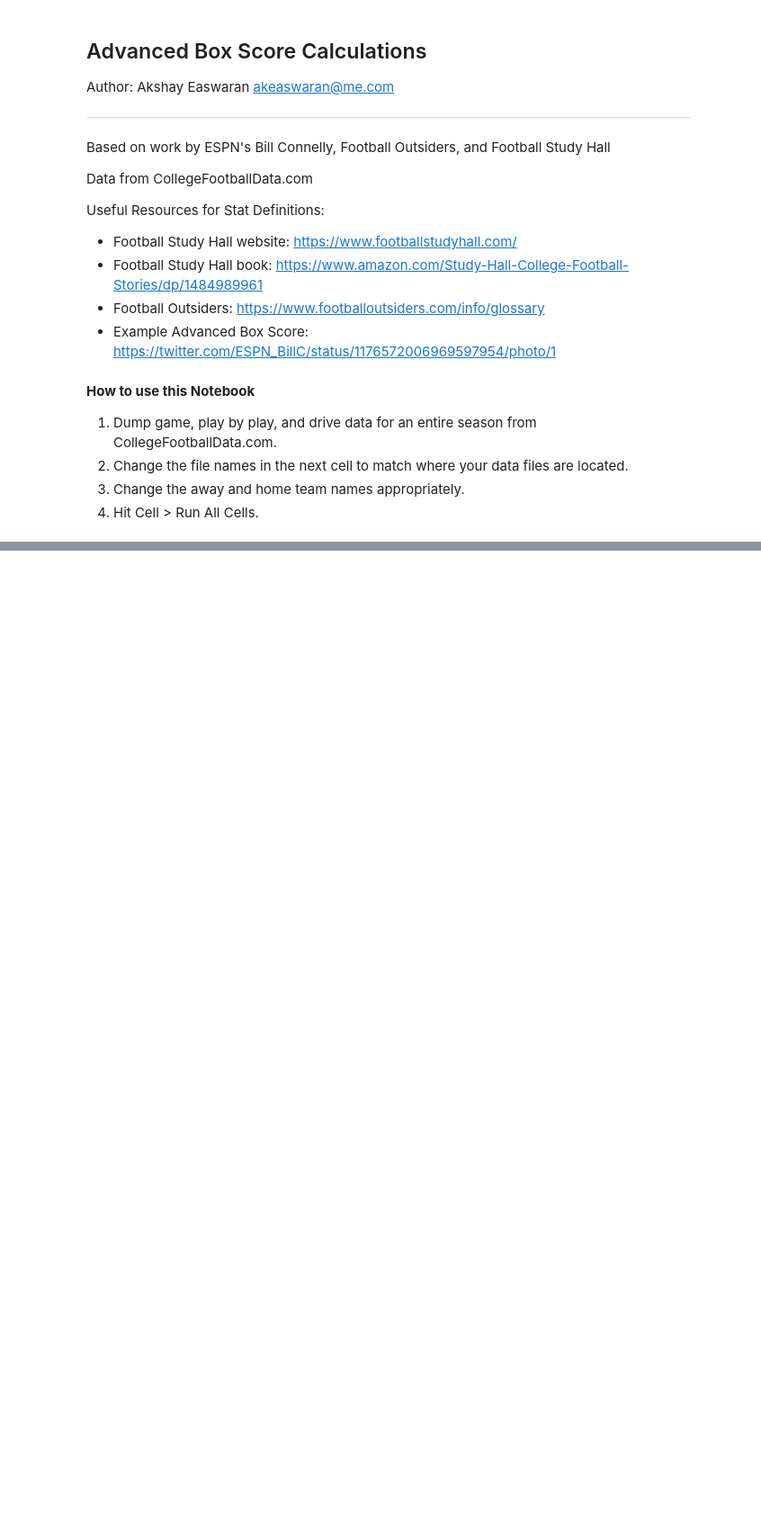
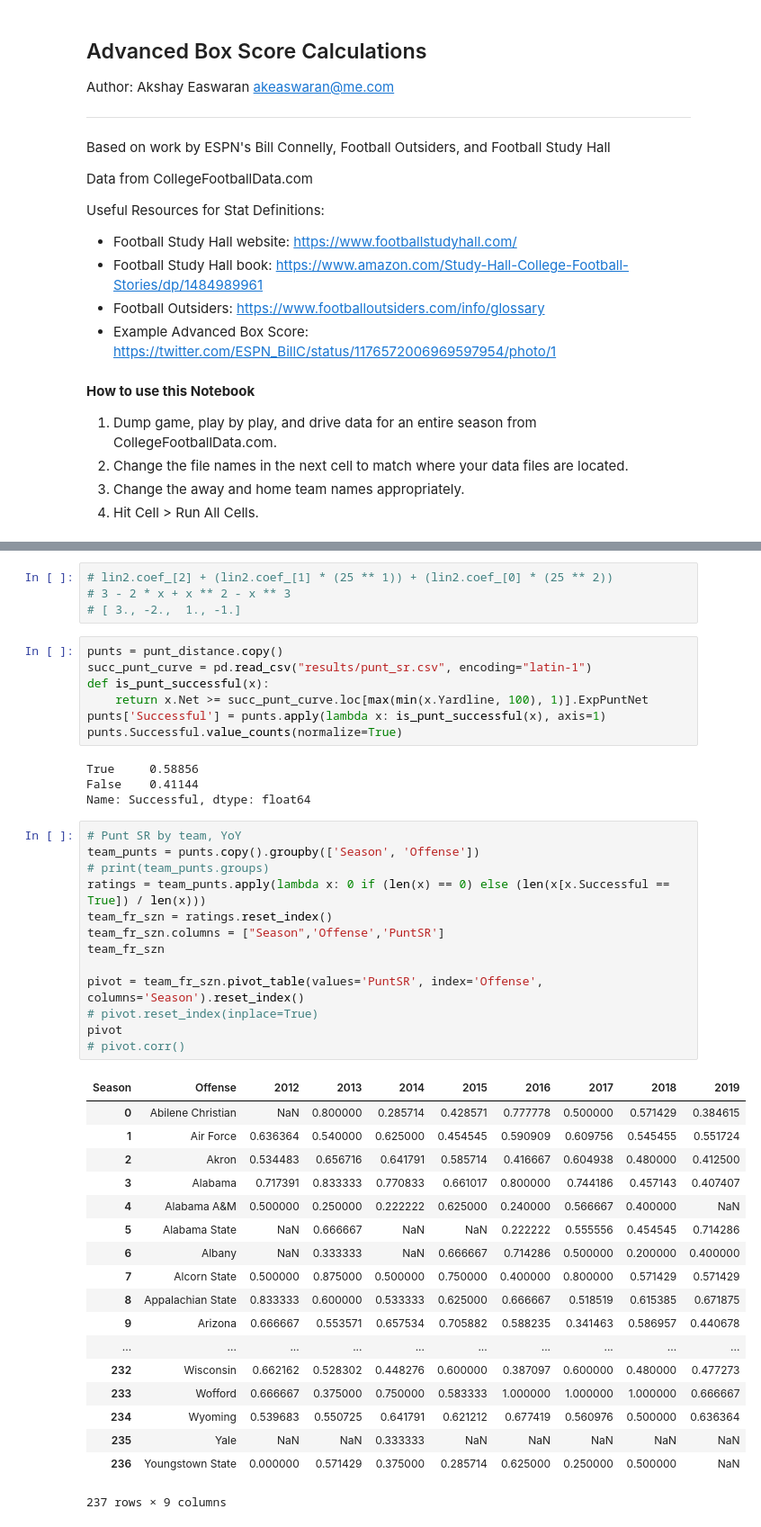
Before and after one commit to akeaswaran/cfb-pbp-analysis, a Jupyter notebook: national stats.ipynb, the cells around one changed output, grey strips where cells are left out. Shown: that part at 90% size. Saved outputs shown, nothing was run; the diff lists cells and outputs as text; blank space fills up the shorter version.

```diff
--- a/national stats.ipynb
+++ b/national stats.ipynb
@@ -280,0 +360,47 @@ Rushing Def ER+: 86.88817838210473
+# %%
+# lin2.coef_[2] + (lin2.coef_[1] * (25 ** 1)) + (lin2.coef_[0] * (25 ** 2))
+# 3 - 2 * x + x ** 2 - x ** 3
+# [ 3., -2.,  1., -1.]
+# %%
+punts = punt_distance.copy()
+succ_punt_curve = pd.read_csv("results/punt_sr.csv", encoding="latin-1")
+def is_punt_successful(x):
+    return x.Net >= succ_punt_curve.loc[max(min(x.Yardline, 100), 1)].ExpPuntNet
+punts['Successful'] = punts.apply(lambda x: is_punt_successful(x), axis=1)
+punts.Successful.value_counts(normalize=True)
+# %% [output]
+True     0.58856
+False    0.41144
+Name: Successful, dtype: float64
+# %%
+# Punt SR by team, YoY
+team_punts = punts.copy().groupby(['Season', 'Offense'])
+# print(team_punts.groups)
+ratings = team_punts.apply(lambda x: 0 if (len(x) == 0) else (len(x[x.Successful == True]) / len(x)))
+team_fr_szn = ratings.reset_index()
+team_fr_szn.columns = ["Season",'Offense','PuntSR']
+team_fr_szn
+
+pivot = team_fr_szn.pivot_table(values='PuntSR', index='Offense', columns='Season').reset_index()
+# pivot.reset_index(inplace=True)
+pivot
+# pivot.corr()
+# %% [output]
+| Season | Offense | 2012 | 2013 | 2014 | 2015 | 2016 | 2017 | 2018 | 2019 |
+| 0 | Abilene Christian | NaN | 0.800000 | 0.285714 | 0.428571 | 0.777778 | 0.500000 | 0.571429 | 0.384615 |
+| 1 | Air Force | 0.636364 | 0.540000 | 0.625000 | 0.454545 | 0.590909 | 0.609756 | 0.545455 | 0.551724 |
+| 2 | Akron | 0.534483 | 0.656716 | 0.641791 | 0.585714 | 0.416667 | 0.604938 | 0.480000 | 0.412500 |
+| 3 | Alabama | 0.717391 | 0.833333 | 0.770833 | 0.661017 | 0.800000 | 0.744186 | 0.457143 | 0.407407 |
+| 4 | Alabama A&M | 0.500000 | 0.250000 | 0.222222 | 0.625000 | 0.240000 | 0.566667 | 0.400000 | NaN |
+| 5 | Alabama State | NaN | 0.666667 | NaN | NaN | 0.222222 | 0.555556 | 0.454545 | 0.714286 |
+| 6 | Albany | NaN | 0.333333 | NaN | 0.666667 | 0.714286 | 0.500000 | 0.200000 | 0.400000 |
+| 7 | Alcorn State | 0.500000 | 0.875000 | 0.500000 | 0.750000 | 0.400000 | 0.800000 | 0.571429 | 0.571429 |
+| 8 | Appalachian State | 0.833333 | 0.600000 | 0.533333 | 0.625000 | 0.666667 | 0.518519 | 0.615385 | 0.671875 |
+| 9 | Arizona | 0.666667 | 0.553571 | 0.657534 | 0.705882 | 0.588235 | 0.341463 | 0.586957 | 0.440678 |
+| ... | ... | ... | ... | ... | ... | ... | ... | ... | ... |
+| 232 | Wisconsin | 0.662162 | 0.528302 | 0.448276 | 0.600000 | 0.387097 | 0.600000 | 0.480000 | 0.477273 |
+| 233 | Wofford | 0.666667 | 0.375000 | 0.750000 | 0.583333 | 1.000000 | 1.000000 | 1.000000 | 0.666667 |
+| 234 | Wyoming | 0.539683 | 0.550725 | 0.641791 | 0.621212 | 0.677419 | 0.560976 | 0.500000 | 0.636364 |
+| 235 | Yale | NaN | NaN | 0.333333 | NaN | NaN | NaN | NaN | NaN |
+| 236 | Youngstown State | 0.000000 | 0.571429 | 0.375000 | 0.285714 | 0.625000 | 0.250000 | 0.500000 | NaN |
+237 rows × 9 columns
```
Also changed, not shown: parts of 15 cells of this notebook, 1 other file.
